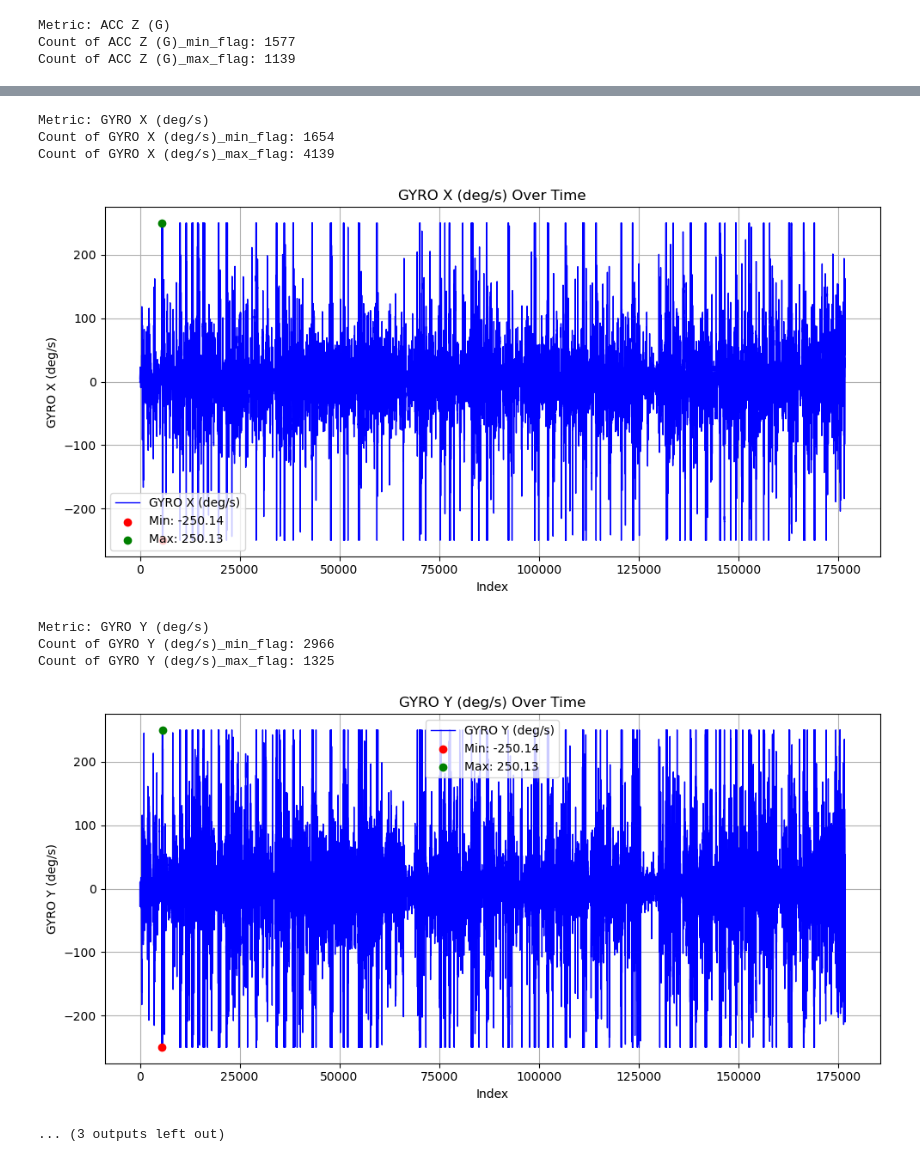
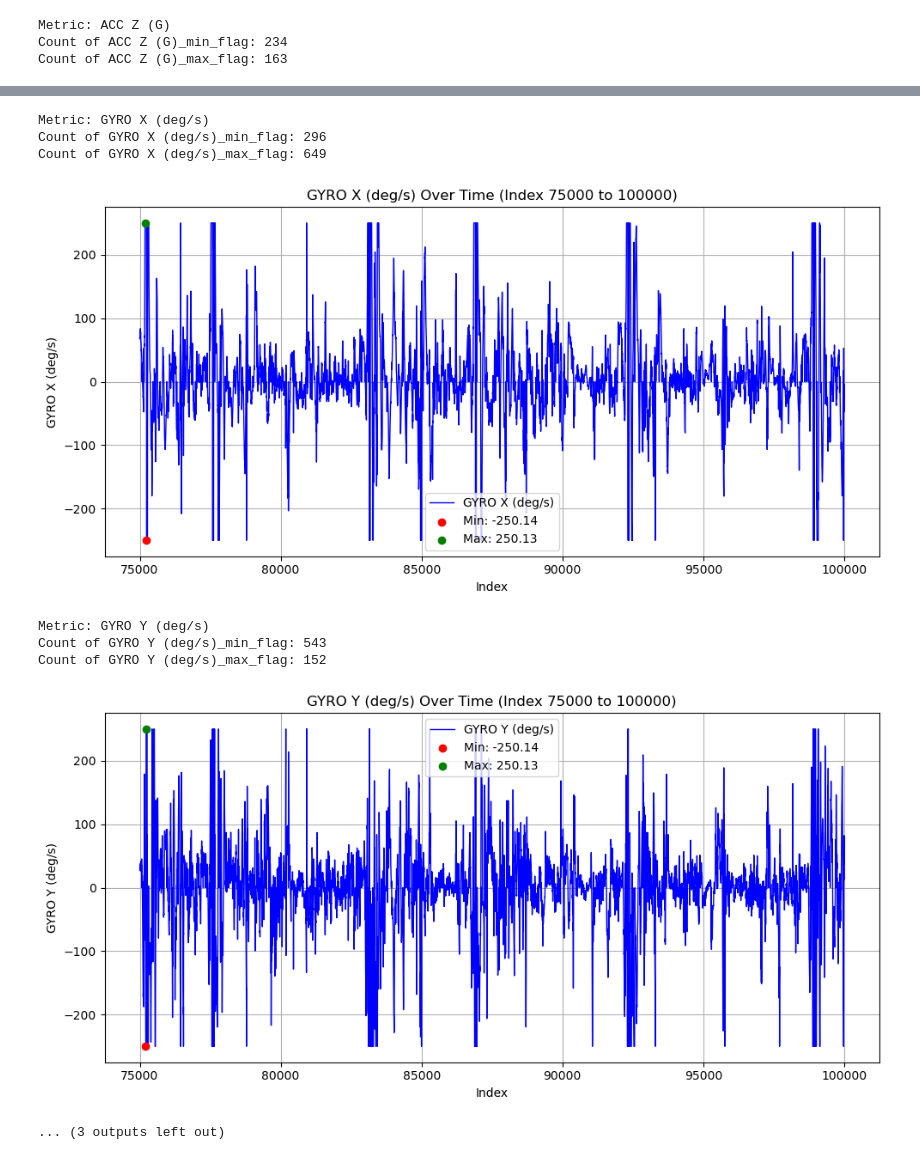
Before and after one commit to ghadfield32/emg_fatigue_analysis, a Jupyter notebook: notebooks/emg_data_parse_and_load.ipynb, the cells around one changed output, grey strips where cells are left out. Saved outputs shown, nothing was run; the diff lists cells and outputs as text; code cells hidden in the pictures.

Commit message:
updated to only review 75k to 100k index

```diff
--- a/notebooks/emg_data_parse_and_load.ipynb
+++ b/notebooks/emg_data_parse_and_load.ipynb
@@ -147,7 +147,7 @@ print(df.dtypes)
 numeric_cols = ['ACC X (G)', 'ACC Y (G)', 'ACC Z (G)',
                 'GYRO X (deg/s)', 'GYRO Y (deg/s)', 'GYRO Z (deg/s)']
 
-# Inspect unique values
+# Inspect unique values (for debugging)
 for col in numeric_cols:
     print(f"\nUnique values in {col} (sample):")
     print(df[col].unique()[:15])
@@ -166,9 +166,13 @@ for col in numeric_cols:
         print(f"\nError converting column {col} to numeric: {e}")
         raise
 
-# Compute the overall min/max summary for display
+# --- NEW STEP: Subset the data to indices 75000 to 100000 ---
+df = df.loc[75000:100000]
+print(f"\nData subset: {df.shape[0]} rows from index 75000 to 100000.")
+
+# Compute the overall min/max summary for display (on the subset)
 min_max_df = pd.DataFrame({'min': df.min(), 'max': df.max()})
-print("\nMin/Max Summary:")
+print("\nMin/Max Summary (subset):")
 print(min_max_df)
 
 # Create spike flags for ACC/GYRO (value > 1 or value < -0.5)
@@ -208,7 +212,7 @@ for metric in metrics:
     plt.scatter(min_idx, min_val, color='red', zorder=5, label=f'Min: {min_val:.2f}')
     plt.scatter(max_idx, max_val, color='green', zorder=5, label=f'Max: {max_val:.2f}')
 
-    plt.title(f'{metric} Over Time')
+    plt.title(f'{metric} Over Time (Index {df.index[0]} to {df.index[-1]})')
     plt.xlabel('Index')
     plt.ylabel(metric)
     plt.legend()
@@ -216,7 +220,7 @@ for metric in metrics:
     plt.tight_layout()
     plt.show()
 
-# Build the global min/max dictionary for spike analysis
+# Build the global min/max dictionary for spike analysis (on the subset)
 columns_to_analyze = [
     'EMG 1 (mV)',
     'ACC X (G)', 'ACC Y (G)', 'ACC Z (G)',
@@ -224,10 +228,9 @@ columns_to_analyze = [
 ]
 global_min_max = build_global_min_max(df, columns_to_analyze)
 
-# Analyze spikes in ACC/GYRO columns
+# Analyze spikes in ACC/GYRO columns using the updated analyze_spikes function
 acc_gyro_spike_results = []
 for col in numeric_cols:
-    # Pass global_min_max so we can compare window extremes with dataset extremes
     spikes_df = analyze_spikes(df, col, window=50, global_min_max=global_min_max)
     acc_gyro_spike_results.append(spikes_df)
 
@@ -267,3 +270,3 @@ Count of ACC Y (G)_max_flag: 4000
 Metric: ACC Z (G)
-Count of ACC Z (G)_min_flag: 1577
-Count of ACC Z (G)_max_flag: 1139
+Count of ACC Z (G)_min_flag: 234
+Count of ACC Z (G)_max_flag: 163
@@ -271,9 +274,9 @@ Count of ACC Z (G)_max_flag: 1139
 Metric: GYRO X (deg/s)
-Count of GYRO X (deg/s)_min_flag: 1654
-Count of GYRO X (deg/s)_max_flag: 4139
+Count of GYRO X (deg/s)_min_flag: 296
+Count of GYRO X (deg/s)_max_flag: 649
-[figure, old version]
+[figure, new version]
 Metric: GYRO Y (deg/s)
-Count of GYRO Y (deg/s)_min_flag: 2966
-Count of GYRO Y (deg/s)_max_flag: 1325
+Count of GYRO Y (deg/s)_min_flag: 543
+Count of GYRO Y (deg/s)_max_flag: 152
-[figure, old version]
+[figure, new version]
 ... (3 outputs left out)
```
Also changed, not shown: parts of 1 cell of this notebook.
